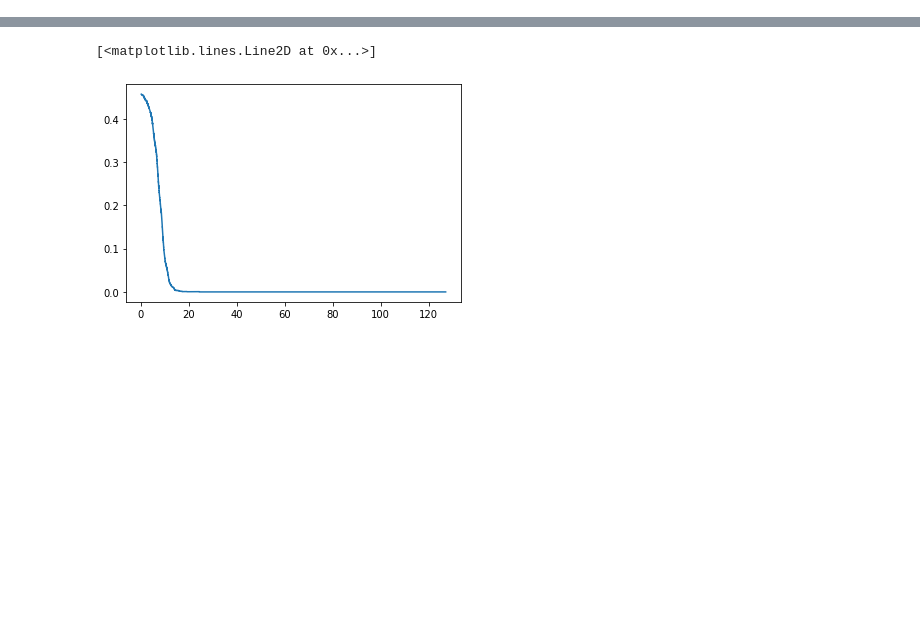
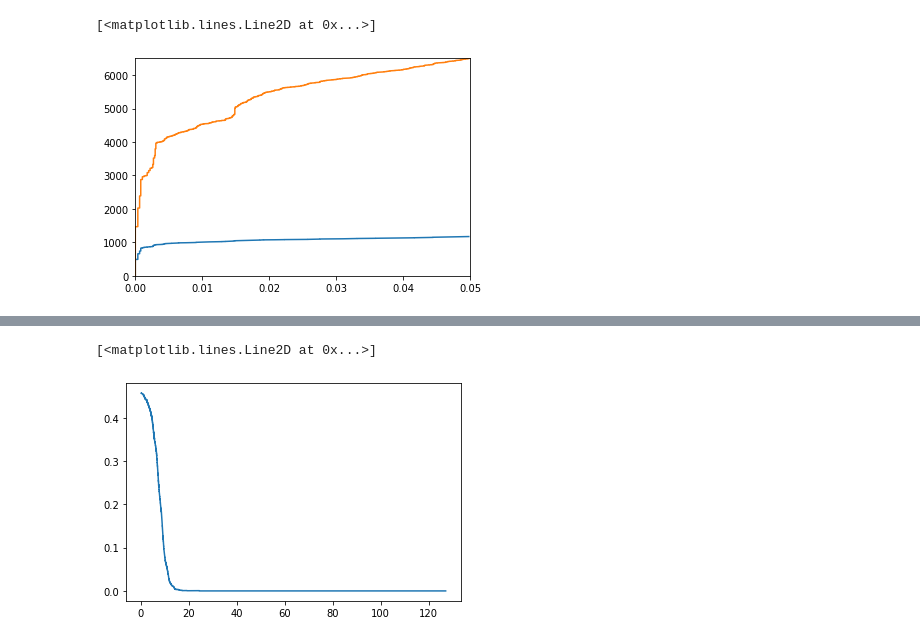
Before and after one commit to emilpaulitz/Bachelor-Thesis, a Jupyter notebook: src/First_Look.ipynb, the cells around one changed output, grey strips where cells are left out. Drawn from its saved outputs; the diff is of its cells as text; code cells hidden in the pictures; blank space fills up the shorter version.

Commit message:
added ranks and updated plots

```diff
--- a/src/First_Look.ipynb
+++ b/src/First_Look.ipynb
@@ -63,3 +103,18 @@ dFast.head()
+# %%
+df = dFaNoXL
+xMax = 0.05
+qVals = [df.loc[i, 'q-val'] for i in df.index if (df.loc[i,'q-val'] <= xMax)]
+plt.xlim(0,xMax)
+plt.ylim(0,len(qVals))
+plt.plot(qVals, range(len(qVals)))
+df = dFaXL
+qVals = [df.loc[i, 'q-val'] for i in df.index if (df.loc[i,'q-val'] <= xMax)]
+plt.xlim(0,xMax)
+plt.ylim(0,len(qVals))
+plt.plot(qVals, range(len(qVals)))
+# %% [output]
+[<matplotlib.lines.Line2D at 0x...>]
+[figure, added]
 # %%
 dFaXL = dFast[dFast['NuXL:isXL'] == 1]
 dFaNoXL = dFast[dFast['NuXL:isXL'] == 0]
```
Also changed, not shown: parts of 4 cells of this notebook, 4 other files.
